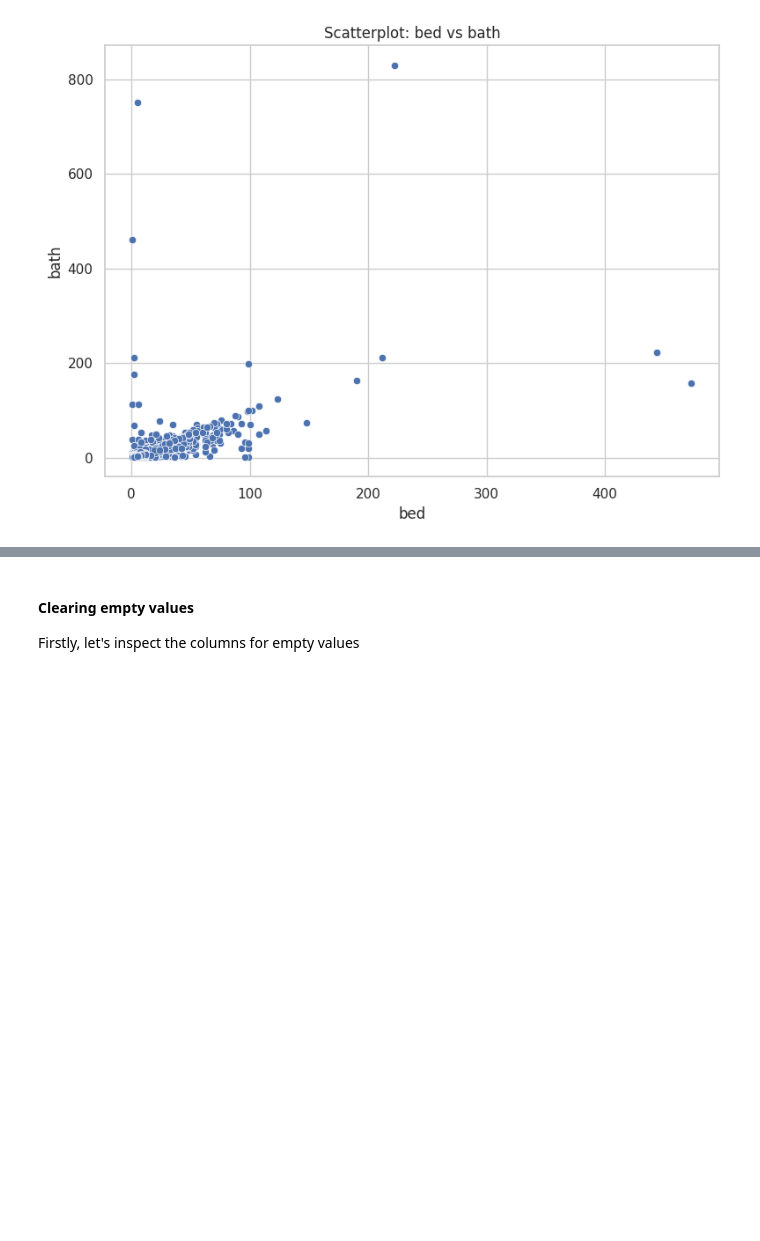
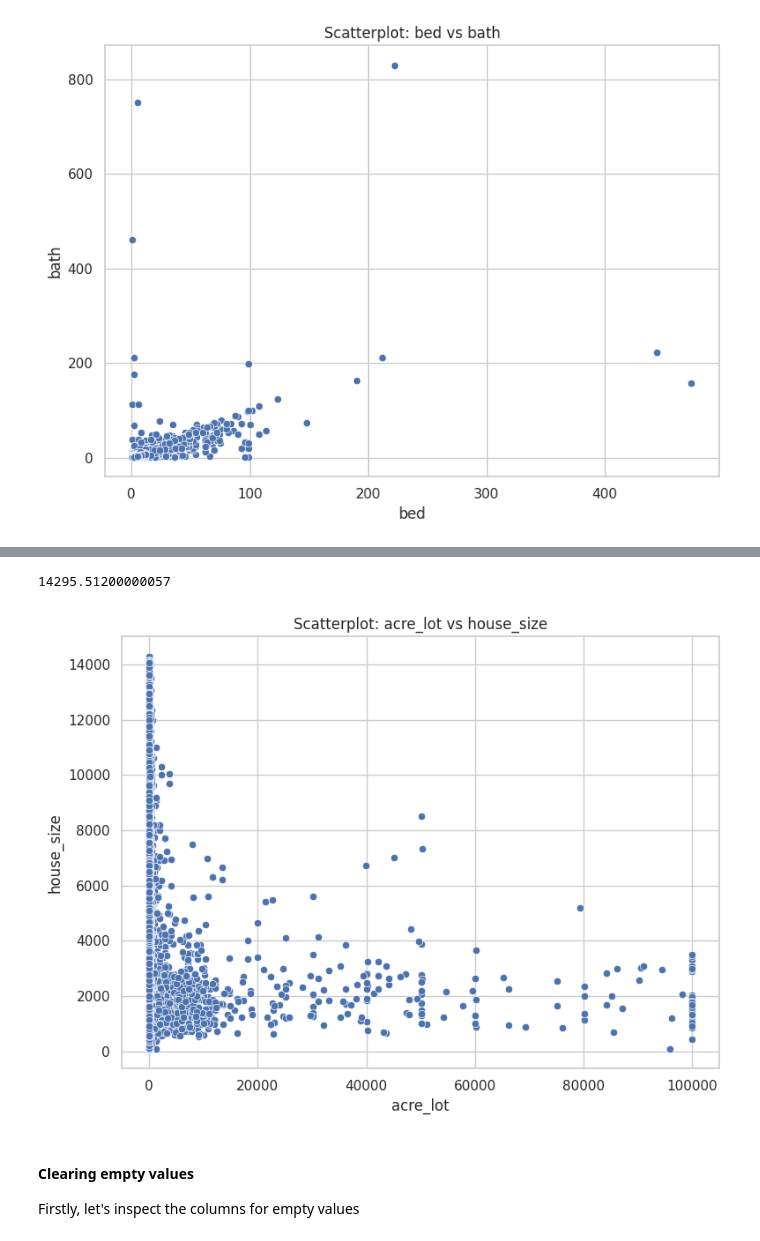
Before and after one commit to Deptage/data_mining_project, a Jupyter notebook: src/Data_Mining_Project.ipynb, the cells around one changed output, grey strips where cells are left out. Saved outputs shown, nothing was run; the diff lists cells and outputs as text; code cells hidden in the pictures; blank space fills up the shorter version.

```diff
--- a/src/Data_Mining_Project.ipynb
+++ b/src/Data_Mining_Project.ipynb
@@ -253,3 +274,22 @@ After looking at the histograms, we see, that some house_size values are extreme
+# %%
+def remove_outliers(dataset: pd.DataFrame, x_col: str):
+    p99 = dataset[x_col].quantile(0.999)
+    print(p99)
+    filtered_data = dataset[
+        (dataset[x_col] <= p99)
+    ]
+
+    return filtered_data
+# %%
+ured_outliers_fixed = remove_outliers(ured_filtered, 'house_size')
+# %% [output]
+14295.51200000057
+# %%
+ured_filtered = ured_outliers_fixed
+# %%
+plot_scatterplot(ured_filtered, 'acre_lot', 'house_size')
+# %% [output]
+[figure, added]
 # %% [markdown]
 #### Clearing empty values
 
```
Also changed, not shown: parts of 10 cells of this notebook.
